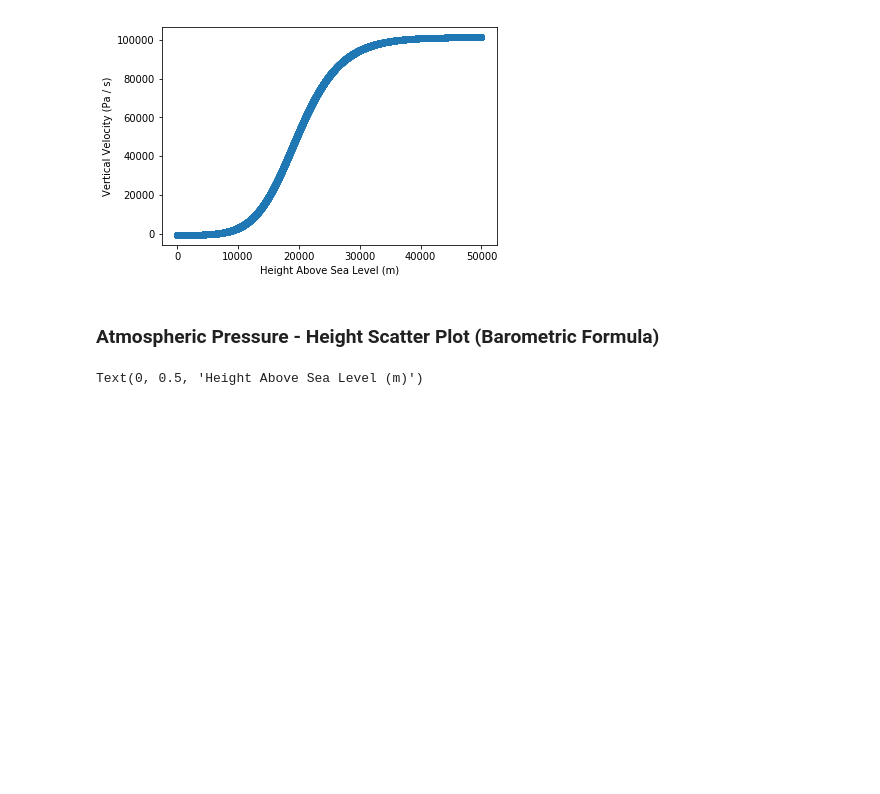
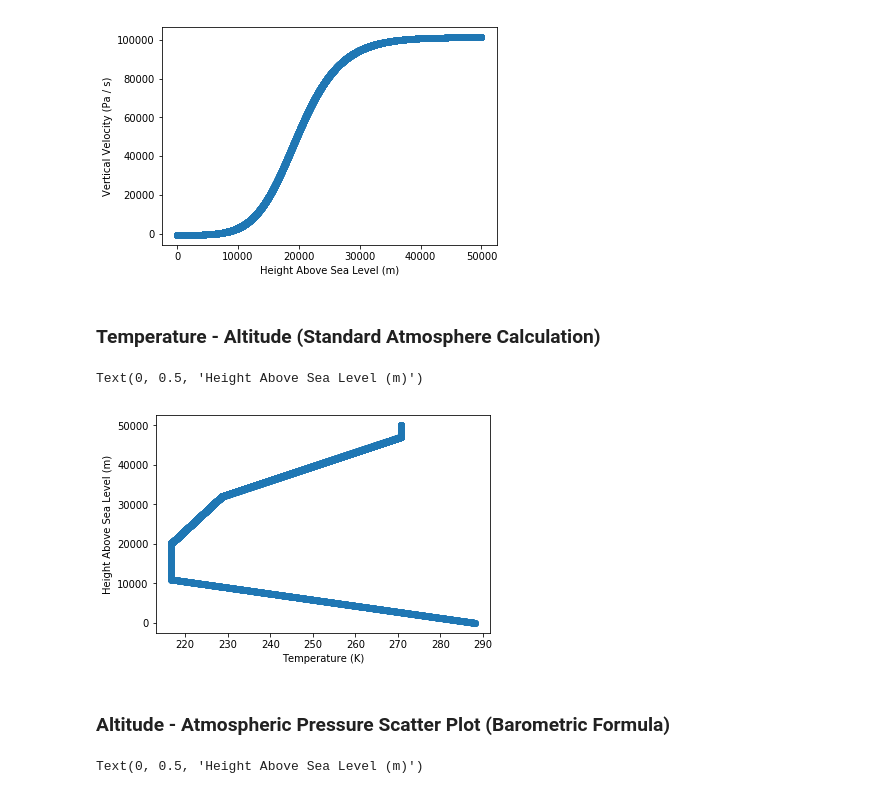
Before and after one commit to amsimp/amsimp, a Jupyter notebook: benchmarking/visualise.ipynb, the cells around one changed output. Saved outputs shown, nothing was run; the diff lists cells and outputs as text; code cells hidden in the pictures; blank space fills up the shorter version.

```diff
--- a/benchmarking/visualise.ipynb
+++ b/benchmarking/visualise.ipynb
@@ -46,8 +46,17 @@ plt.ylabel('Vertical Velocity (Pa / s)')
 # %% [output]
 Text(0, 0.5, 'Vertical Velocity (Pa / s)')
 [figure]
+# %% [markdown]
+### Temperature - Altitude (Standard Atmosphere Calculation)
+# %%
+plt.scatter(detail.temperature(), detail.altitude_level())
+plt.xlabel('Temperature (K)')
+plt.ylabel('Height Above Sea Level (m)')
+# %% [output]
+Text(0, 0.5, 'Height Above Sea Level (m)')
+[figure, added]
 # %% [markdown]
-### Atmospheric Pressure - Height Scatter Plot (Barometric Formula)
+### Altitude - Atmospheric Pressure Scatter Plot (Barometric Formula)
 # %%
 plt.scatter(detail.pressure(), detail.altitude_level())
 plt.xlabel('Atmospheric Pressure (Pa)')
```
Also changed, not shown: parts of 4 cells of this notebook, 2 other files.
